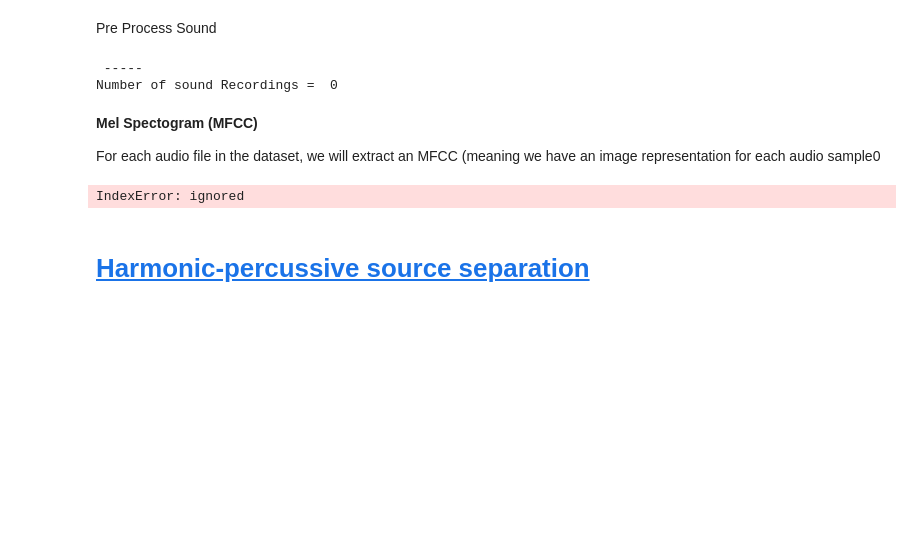
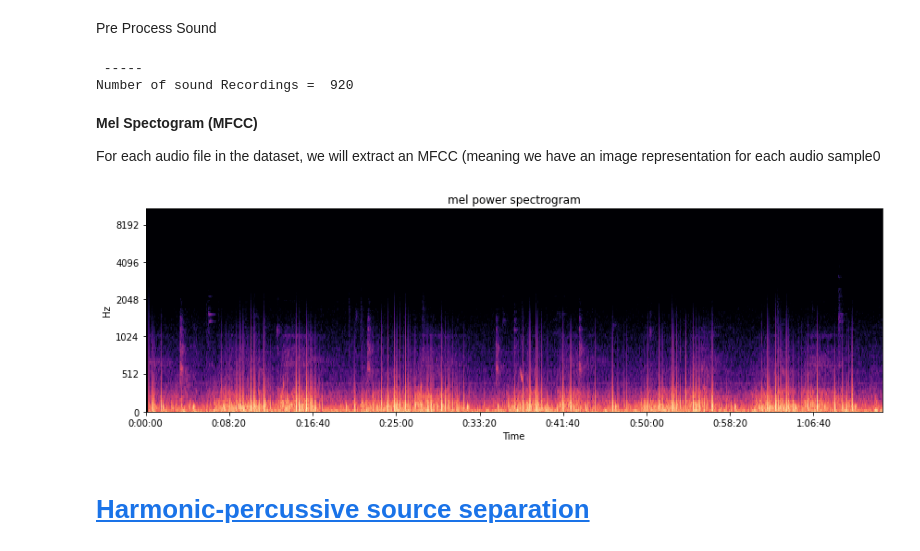
Before and after one commit to tibayo1/DL-Lung-Sounds, a Jupyter notebook: Lung_Sounds_Detection.ipynb, the cells around one changed output. Cells and saved outputs as stored; diff of their text form; code cells hidden in the pictures; blank space fills up the shorter version.

```diff
--- a/Lung_Sounds_Detection.ipynb
+++ b/Lung_Sounds_Detection.ipynb
@@ -138,7 +138,7 @@ import glob
 from os.path import dirname as up
 from tqdm import tqdm
 from ipywidgets import widgets, interact
-mf_path = (up(os.getcwd())).replace('\\','/')    # Main Folder Path
+mf_path = '/content/respiratory_sound_database/Respiratory_Sound_Database/audio_and_txt_files/'    # Main Folder Path
 sys.path.insert(1, mf_path)
 os.chdir(mf_path )
 # %%
@@ -150,7 +150,7 @@ sf_reco = []
 for file in tqdm(glob.glob("*.wav")):
     sound_list.append(file)
     # Loading and resampling sounds to 2kHz with librosa is too slow
-    data, sfile = sf.read(mf_path +  file)#, sr = 2000)
+    data, sfile = sf.read(mf_path  + file)#, sr = 2000)
     sound_reco.append(data)
     sf_reco.append(sfile)
 
@@ -159,7 +159,7 @@ n_sounds = np.shape(sound_list)[0]
 print('Number of sound Recordings = ', n_sounds)
 # %% [output]
  -----
-Number of sound Recordings =  0
+Number of sound Recordings =  920
 # %% [markdown]
 **Mel Spectogram (MFCC)**
 
@@ -167,20 +167,20 @@ For each audio file in the dataset, we will extract an MFCC (meaning we have an
 # %%
 w = widgets.IntSlider(min=0, max=n_sounds, step = 1, value = 10)
 X = sound_reco[w.value]
-X = aidt.butter_bp_fil(X, 100, 300, sf)
+X = aidt.butter_bp_fil(X, 100, 300, sfile)
-# %% [output]
-IndexError: ignored
 # %%
 import librosa.display as lbdis
 # Mel spectrogram
-Mspec = librosa.feature.melspectrogram(X, sr=sr, n_mels=128)
+Mspec = librosa.feature.melspectrogram(X, sr=sfile, n_mels=128)
 # Convert to log scale (dB)
 Mspec_db = librosa.power_to_db(Mspec, ref=np.max)
 # Plotting Mel Spectrogram
 plt.figure(figsize=(12,4))
 lbdis.specshow(Mspec_db, sr=sr, x_axis='time', y_axis='mel')
 plt.title('mel power spectrogram')
 plt.tight_layout()
+# %% [output]
+[figure, added]
 # %%
 # Let's make and display a mel-scaled power (energy-squared) spectrogram
 S = librosa.feature.melspectrogram(X, sr=sr, n_mels=128)
```
